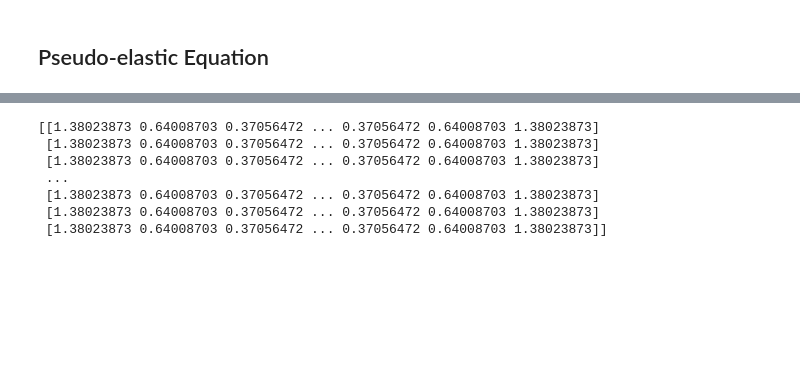
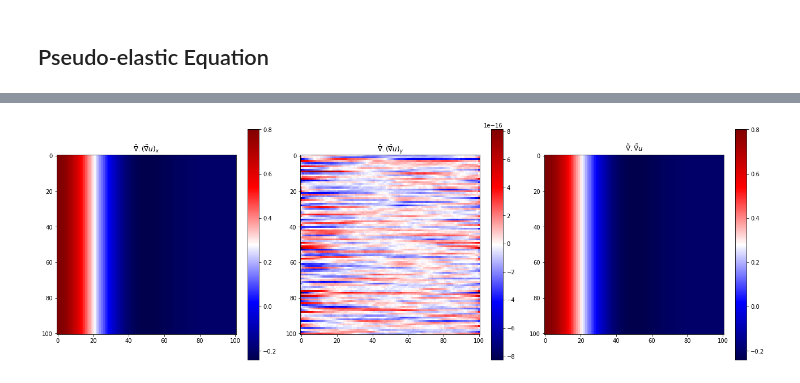
Before and after one commit to nimberledge/akm-fwi, a Jupyter notebook: elastic/Pseudo-elastic.ipynb, the cells around one changed output, grey strips where cells are left out. Cells and saved outputs as stored; diff of their text form; code cells hidden in the pictures; blank space fills up the shorter version.

```diff
--- a/elastic/Pseudo-elastic.ipynb
+++ b/elastic/Pseudo-elastic.ipynb
@@ -83,10 +103,18 @@ fig.tight_layout(pad=0.5)
-# %%
-print(np.abs(ddx))
-# %% [output]
-[[1.38023873 0.64008703 0.37056472 ... 0.37056472 0.64008703 1.38023873]
- [1.38023873 0.64008703 0.37056472 ... 0.37056472 0.64008703 1.38023873]
- [1.38023873 0.64008703 0.37056472 ... 0.37056472 0.64008703 1.38023873]
- ...
- [1.38023873 0.64008703 0.37056472 ... 0.37056472 0.64008703 1.38023873]
- [1.38023873 0.64008703 0.37056472 ... 0.37056472 0.64008703 1.38023873]
- [1.38023873 0.64008703 0.37056472 ... 0.37056472 0.64008703 1.38023873]]
+# %%
+div_ddx = normalized_div(ddx)
+div_ddy = normalized_div(ddy)
+div_grad_u = div_ddx + div_ddy
+# plt.imshow(np.real(div_grad_u), cmap='seismic')
+fig, axs = plt.subplots(1, 3, figsize=(18, 6))
+_, _, im0 = plot_fn_snapshot(np.real(div_ddx), fig=fig, axs=axs[0], cmap='seismic')
+_, _, im1 = plot_fn_snapshot(np.real(div_ddy), fig=fig, axs=axs[1], cmap='seismic')
+_, _, im2 = plot_fn_snapshot(np.real(div_grad_u), fig=fig, axs=axs[2], cmap='seismic')
+fig.colorbar(im0, ax=axs[0])
+fig.colorbar(im1, ax=axs[1])
+fig.colorbar(im2, ax=axs[2])
+axs[0].set_title(r"$\tilde{\nabla} . (\tilde{\nabla} u)_x$")
+axs[1].set_title(r"$\tilde{\nabla} . (\tilde{\nabla} u)_y$")
+axs[2].set_title(r"$\tilde{\nabla} . \tilde{\nabla} u$")
+fig.tight_layout(pad=0.5)
+# %% [output]
+[figure, added]
```
Also changed, not shown: parts of 5 cells of this notebook.
